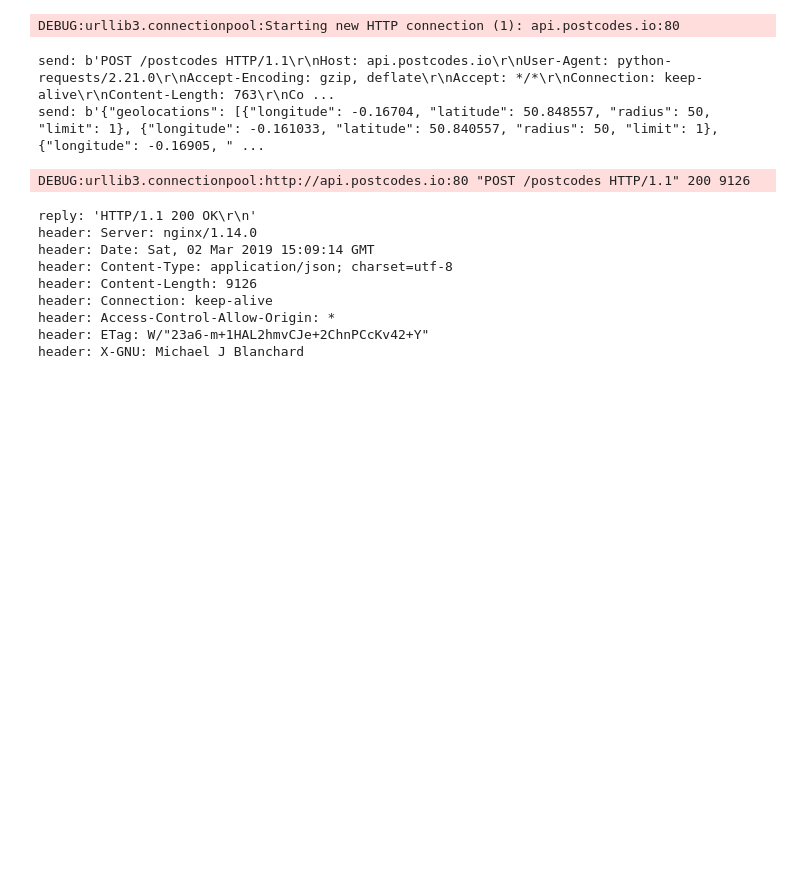
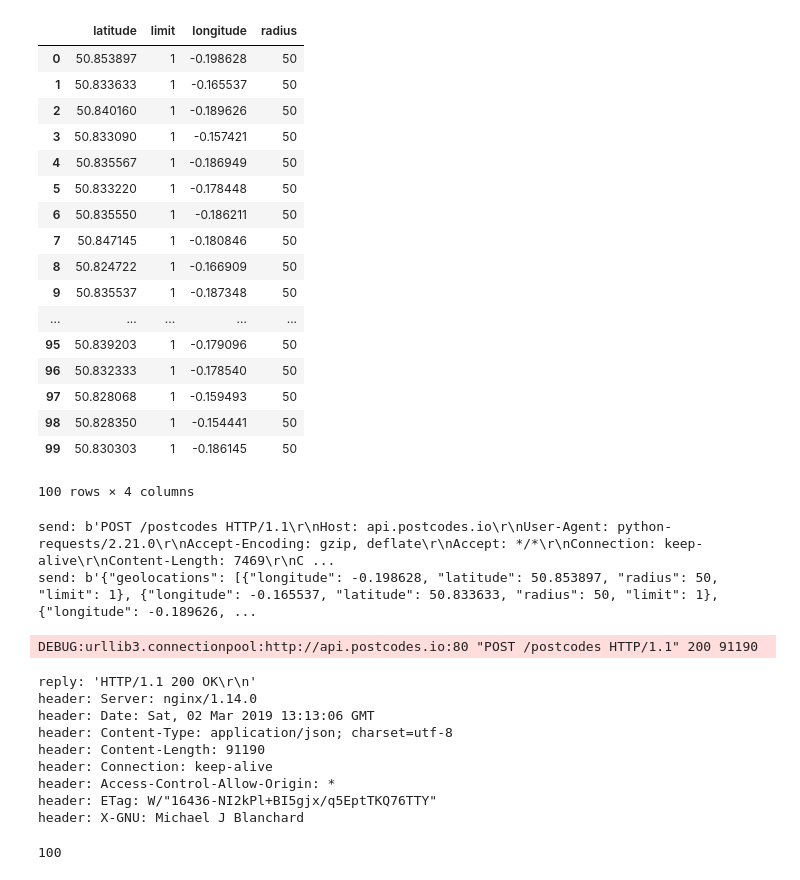
Before and after one commit to arundathi-shanthini/Home-move-indicator, a Jupyter notebook: Home Move Indicator.ipynb, the cells around one changed output. Saved outputs shown, nothing was run; the diff lists cells and outputs as text; code cells hidden in the pictures; blank space fills up the shorter version.

```diff
--- a/Home Move Indicator.ipynb
+++ b/Home Move Indicator.ipynb
@@ -16,14 +18,3 @@ import plotly.graph_objs as go
 # %%
 import postcodes_io_api
 api  = postcodes_io_api.Api(debug_http=True)
-# %%
-payload_data = {"geolocations":[]}
-lon=[]
-lat=[]
-date=[]
-search = zoopla.property_listings({'listing_status': 'sale','area': 'BN3','page_number':1,'page_size':10});
-for result in search.listing:
-    date.append(result.first_published_date)
-    lon.append(result.longitude)
-    lat.append(result.latitude)
-    payload_data['geolocations'].append({'longitude':result.longitude,'latitude':result.latitude,'radius':50,'limit':1})
@@ -40,22 +50,46 @@ header: Connection: keep-alive
+# %%
+pd.DataFrame(payload_data['geolocations'])
+# %% [output]
+|  | latitude | limit | longitude | radius |
+| 0 | 50.853897 | 1 | -0.198628 | 50 |
+| 1 | 50.833633 | 1 | -0.165537 | 50 |
+| 2 | 50.840160 | 1 | -0.189626 | 50 |
+| 3 | 50.833090 | 1 | -0.157421 | 50 |
+| 4 | 50.835567 | 1 | -0.186949 | 50 |
+| 5 | 50.833220 | 1 | -0.178448 | 50 |
+| 6 | 50.835550 | 1 | -0.186211 | 50 |
+| 7 | 50.847145 | 1 | -0.180846 | 50 |
+| 8 | 50.824722 | 1 | -0.166909 | 50 |
+| 9 | 50.835537 | 1 | -0.187348 | 50 |
+| ... | ... | ... | ... | ... |
+| 95 | 50.839203 | 1 | -0.179096 | 50 |
+| 96 | 50.832333 | 1 | -0.178540 | 50 |
+| 97 | 50.828068 | 1 | -0.159493 | 50 |
+| 98 | 50.828350 | 1 | -0.154441 | 50 |
+| 99 | 50.830303 | 1 | -0.186145 | 50 |
+100 rows × 4 columns
 # %%
 pc=[]
 result2=api.get_bulk_reverse_geocode(payload_data)
 for r in result2['result']:
     pc.append(r['result'][0]['postcode'])
 # %% [output]
-DEBUG:urllib3.connectionpool:Starting new HTTP connection (1): api.postcodes.io:80
+send: b'POST /postcodes HTTP/1.1\r\nHost: api.postcodes.io\r\nUser-Agent: python-requests/2.21.0\r\nAccept-Encoding: gzip, deflate\r\nAccept: */*\r\nConnection: keep-alive\r\nContent-Length: 7469\r\nC ...
+send: b'{"geolocations": [{"longitude": -0.198628, "latitude": 50.853897, "radius": 50, "limit": 1}, {"longitude": -0.165537, "latitude": 50.833633, "radius": 50, "limit": 1}, {"longitude": -0.189626, ...
-send: b'POST /postcodes HTTP/1.1\r\nHost: api.postcodes.io\r\nUser-Agent: python-requests/2.21.0\r\nAccept-Encoding: gzip, deflate\r\nAccept: */*\r\nConnection: keep-alive\r\nContent-Length: 763\r\nCo ...
-send: b'{"geolocations": [{"longitude": -0.16704, "latitude": 50.848557, "radius": 50, "limit": 1}, {"longitude": -0.161033, "latitude": 50.840557, "radius": 50, "limit": 1}, {"longitude": -0.16905, " ...
+DEBUG:urllib3.connectionpool:http://api.postcodes.io:80 "POST /postcodes HTTP/1.1" 200 91190
-DEBUG:urllib3.connectionpool:http://api.postcodes.io:80 "POST /postcodes HTTP/1.1" 200 9126
+reply: 'HTTP/1.1 200 OK\r\n'
+header: Server: nginx/1.14.0
+header: Date: Sat, 02 Mar 2019 13:13:06 GMT
+header: Content-Type: application/json; charset=utf-8
+header: Content-Length: 91190
+header: Connection: keep-alive
+header: Access-Control-Allow-Origin: *
+header: ETag: W/"16436-NI2kPl+BI5gjx/q5EptTKQ76TTY"
+header: X-GNU: Michael J Blanchard
-reply: 'HTTP/1.1 200 OK\r\n'
-header: Server: nginx/1.14.0
-header: Date: Sat, 02 Mar 2019 15:09:14 GMT
-header: Content-Type: application/json; charset=utf-8
-header: Content-Length: 9126
-header: Connection: keep-alive
-header: Access-Control-Allow-Origin: *
-header: ETag: W/"23a6-m+1HAL2hmvCJe+2ChnPCcKv42+Y"
-header: X-GNU: Michael J Blanchard
+# %%
+len(pc)
+# %% [output]
+100
 # %%
 mapbox_access_token = 'pk.eyJ1IjoiYXJ1MjYxMiIsImEiOiJjanMwanVvcHgxZjg2M3luMTk2c2Z1ZnNvIn0.LJrZfEMS-mfe8nIOVqLziA'
 
```
Also changed, not shown: parts of 6 cells of this notebook, 1 other file.
